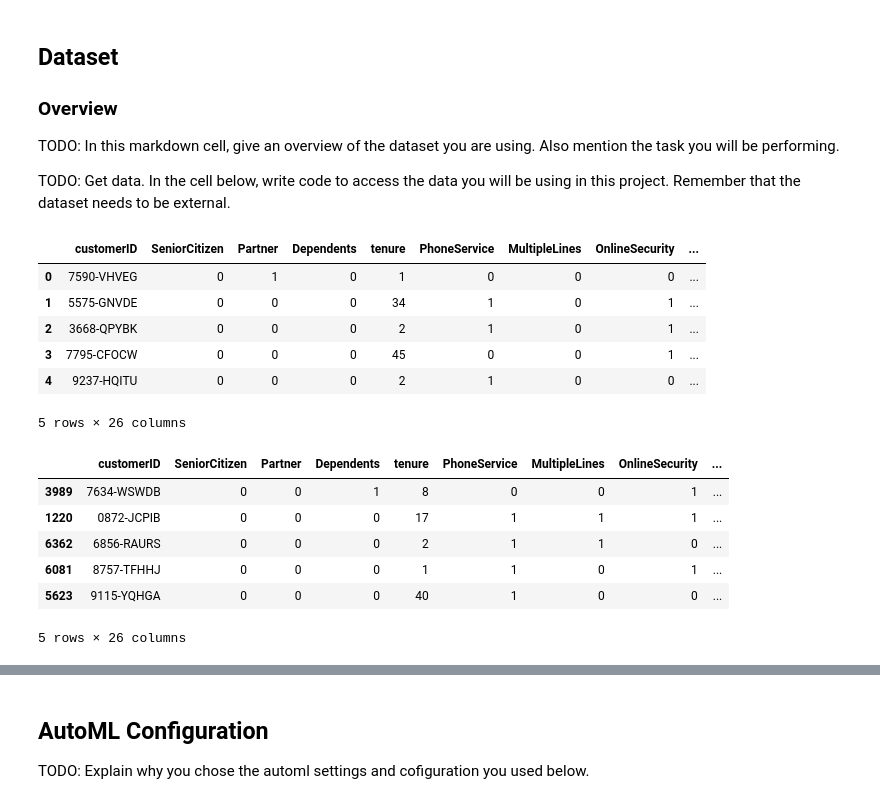
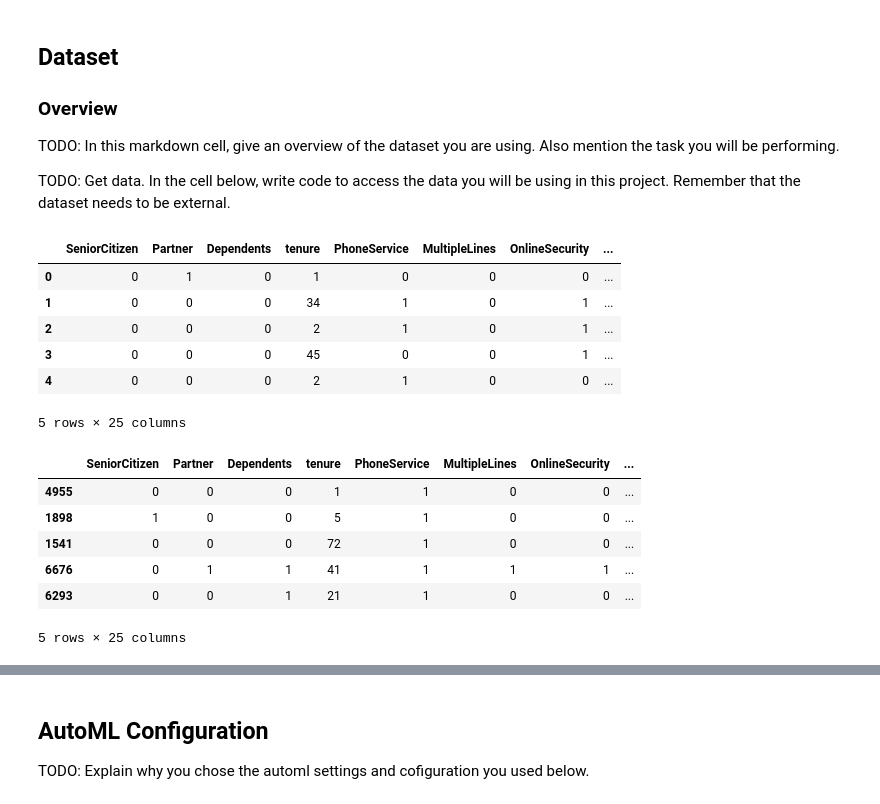
Before and after one commit to fcgomezr/Udacity-Project-3, a Jupyter notebook: automl.ipynb, the cells around one changed output, grey strips where cells are left out. Drawn from its saved outputs; the diff is of its cells as text; code cells hidden in the pictures.

```diff
--- a/automl.ipynb
+++ b/automl.ipynb
@@ -59,33 +59,34 @@ input_data = TabularDatasetFactory.from_delimited_files(path=data_link, separato
 # %%
 from train import clean_data
 
 # Use the clean_data function to clean your data.
 x, y = clean_data(input_data)
 predict_col = pd.DataFrame(y)
 predict_col.head()
 complete_data = pd.concat([x,predict_col],axis=1)
+complete_data = complete_data.drop("customerID", axis=1)
 complete_data.head()
 # %% [output]
-|  | customerID | SeniorCitizen | Partner | Dependents | tenure | PhoneService | MultipleLines | OnlineSecurity | ... |
-| 0 | 7590-VHVEG | 0 | 1 | 0 | 1 | 0 | 0 | 0 | ... |
-| 1 | 5575-GNVDE | 0 | 0 | 0 | 34 | 1 | 0 | 1 | ... |
-| 2 | 3668-QPYBK | 0 | 0 | 0 | 2 | 1 | 0 | 1 | ... |
-| 3 | 7795-CFOCW | 0 | 0 | 0 | 45 | 0 | 0 | 1 | ... |
-| 4 | 9237-HQITU | 0 | 0 | 0 | 2 | 1 | 0 | 0 | ... |
+|  | SeniorCitizen | Partner | Dependents | tenure | PhoneService | MultipleLines | OnlineSecurity | ... |
+| 0 | 0 | 1 | 0 | 1 | 0 | 0 | 0 | ... |
+| 1 | 0 | 0 | 0 | 34 | 1 | 0 | 1 | ... |
+| 2 | 0 | 0 | 0 | 2 | 1 | 0 | 1 | ... |
+| 3 | 0 | 0 | 0 | 45 | 0 | 0 | 1 | ... |
+| 4 | 0 | 0 | 0 | 2 | 1 | 0 | 0 | ... |
-5 rows × 26 columns
+5 rows × 25 columns
 # %%
 # split data into training and test data
 from sklearn.model_selection import train_test_split
 train_data, test_data = train_test_split(complete_data,test_size=0.25)
 train_data.head()
 # %% [output]
-|  | customerID | SeniorCitizen | Partner | Dependents | tenure | PhoneService | MultipleLines | OnlineSecurity | ... |
-| 3989 | 7634-WSWDB | 0 | 0 | 1 | 8 | 0 | 0 | 1 | ... |
-| 1220 | 0872-JCPIB | 0 | 0 | 0 | 17 | 1 | 1 | 1 | ... |
-| 6362 | 6856-RAURS | 0 | 0 | 0 | 2 | 1 | 1 | 0 | ... |
-| 6081 | 8757-TFHHJ | 0 | 0 | 0 | 1 | 1 | 0 | 1 | ... |
-| 5623 | 9115-YQHGA | 0 | 0 | 0 | 40 | 1 | 0 | 0 | ... |
+|  | SeniorCitizen | Partner | Dependents | tenure | PhoneService | MultipleLines | OnlineSecurity | ... |
+| 4955 | 0 | 0 | 0 | 1 | 1 | 0 | 0 | ... |
+| 1898 | 1 | 0 | 0 | 5 | 1 | 0 | 0 | ... |
+| 1541 | 0 | 0 | 0 | 72 | 1 | 0 | 0 | ... |
+| 6676 | 0 | 1 | 1 | 41 | 1 | 1 | 1 | ... |
+| 6293 | 0 | 0 | 1 | 21 | 1 | 0 | 0 | ... |
-5 rows × 26 columns
+5 rows × 25 columns
 # %%
 train_data.to_csv("traindata.csv")
 # %%
```
Also changed, not shown: parts of 8 cells of this notebook.
